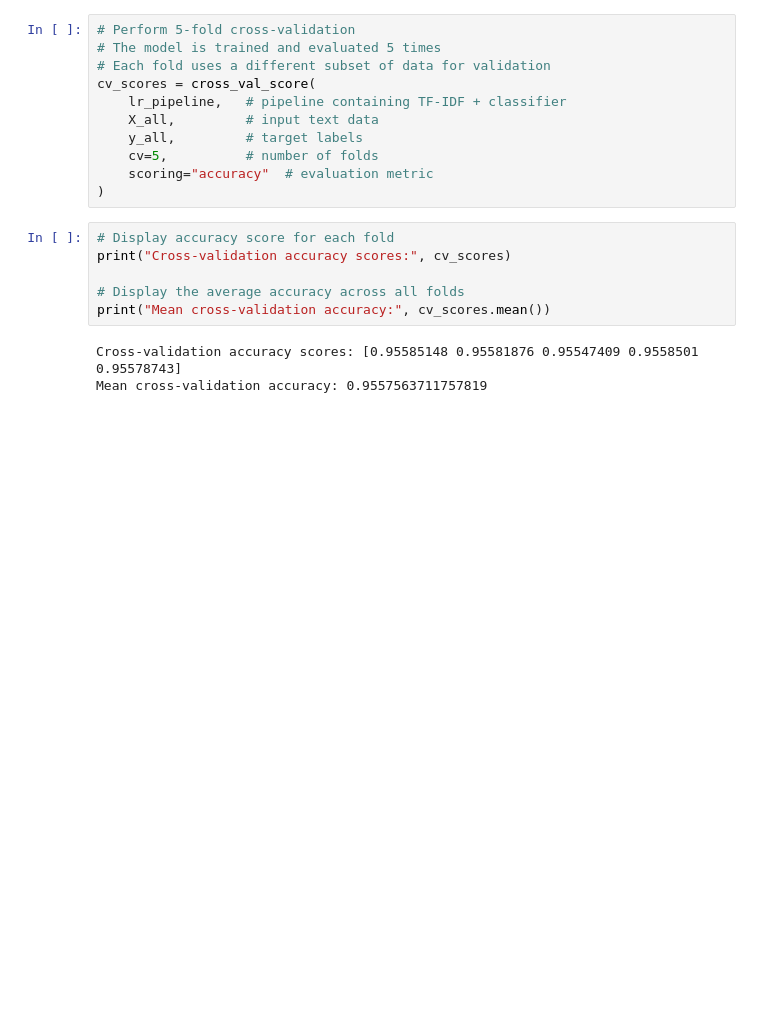
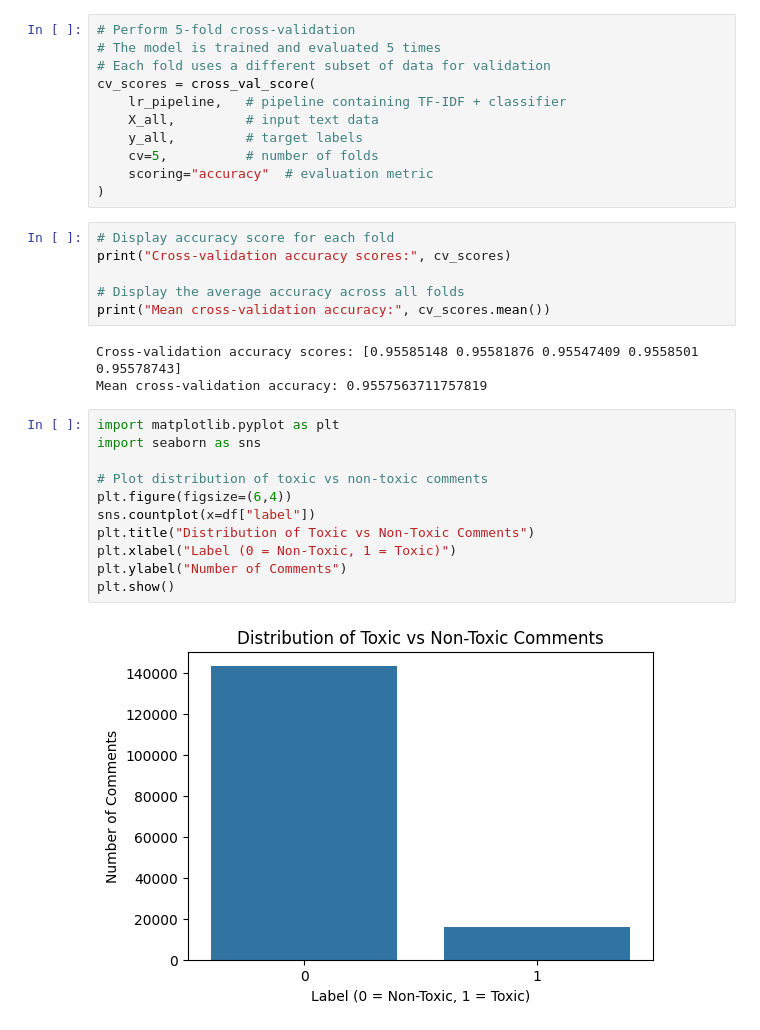
Before and after one commit to jasrulete/toxic-comment-detector, a Jupyter notebook: notebooks/toxic_comment_training.ipynb, the cells around one changed output. Drawn from its saved outputs; the diff is of its cells as text; blank space fills up the shorter version.

Commit message:
deployment not fixed, added graphs,table

```diff
--- a/notebooks/toxic_comment_training.ipynb
+++ b/notebooks/toxic_comment_training.ipynb
@@ -198,3 +198,16 @@ print("Mean cross-validation accuracy:", cv_scores.mean())
 # %% [output]
 Cross-validation accuracy scores: [0.95585148 0.95581876 0.95547409 0.9558501  0.95578743]
 Mean cross-validation accuracy: 0.9557563711757819
+# %%
+import matplotlib.pyplot as plt
+import seaborn as sns
+
+# Plot distribution of toxic vs non-toxic comments
+plt.figure(figsize=(6,4))
+sns.countplot(x=df["label"])
+plt.title("Distribution of Toxic vs Non-Toxic Comments")
+plt.xlabel("Label (0 = Non-Toxic, 1 = Toxic)")
+plt.ylabel("Number of Comments")
+plt.show()
+# %% [output]
+[figure, added]
```
Also changed, not shown: parts of 3 cells of this notebook.
